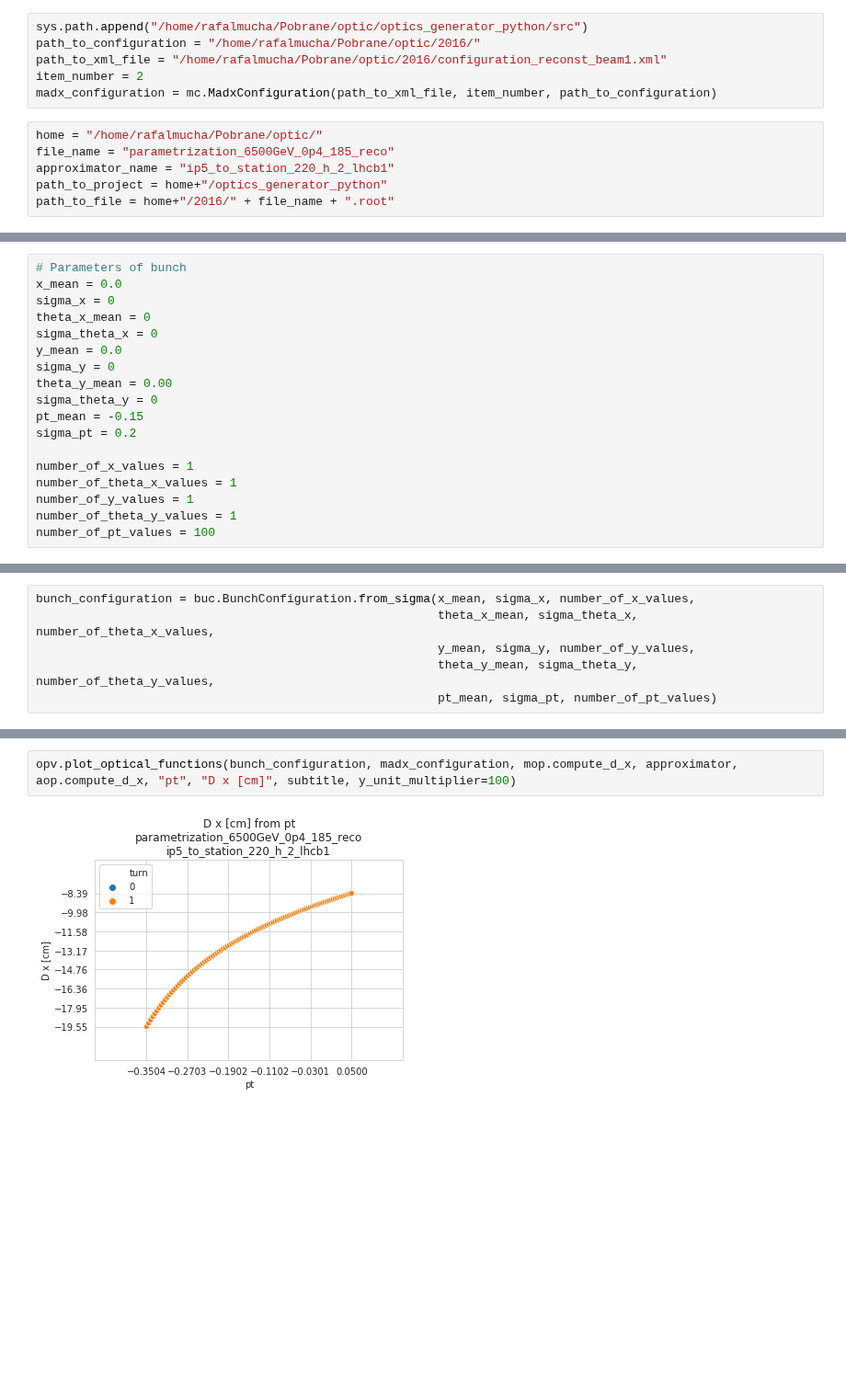
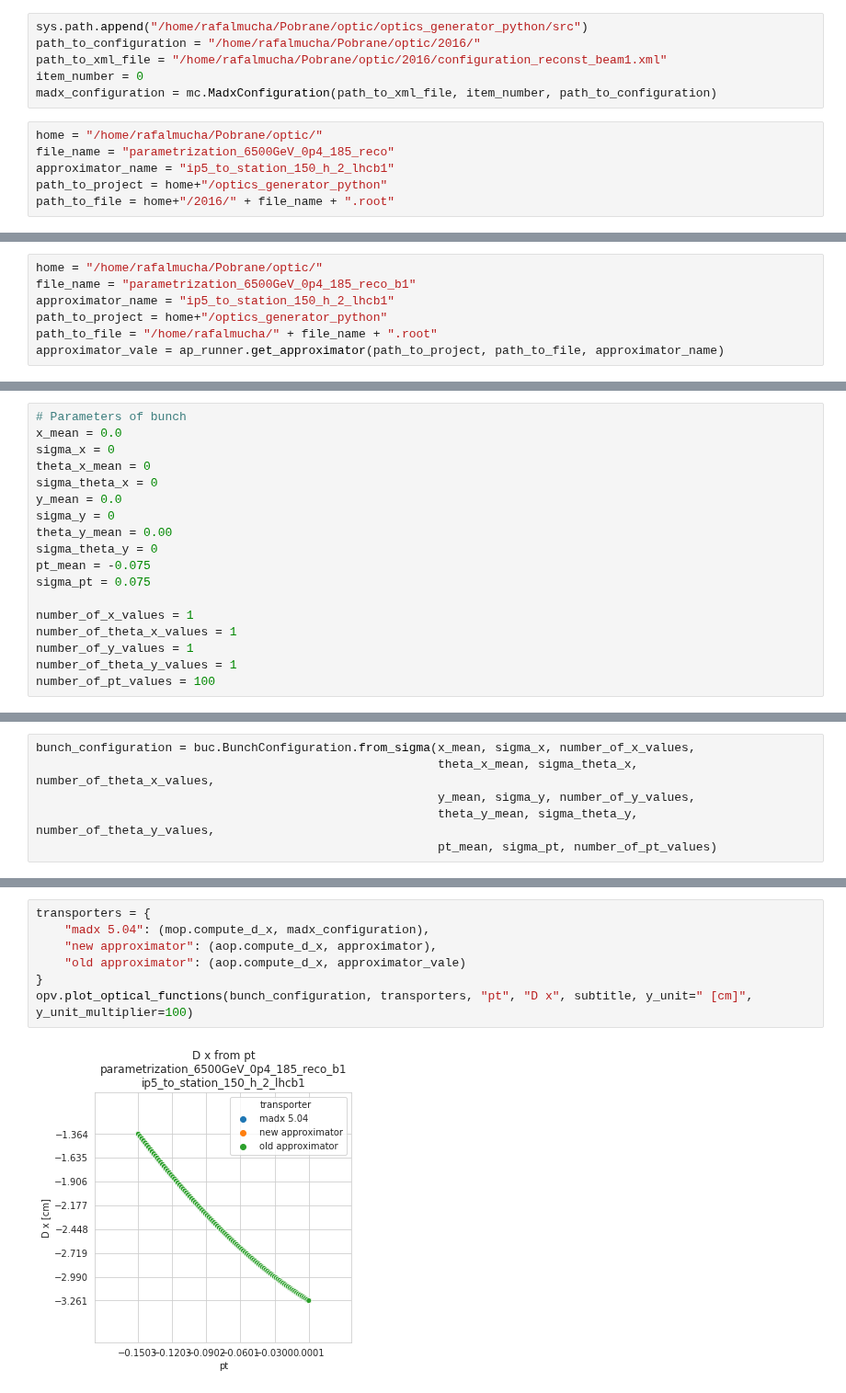
Before and after one commit to mucharafal/optics_generator_python, a Jupyter notebook: notebooks/Optics Parameters Compare.ipynb, the cells around one changed output, grey strips where cells are left out. Shown at 92% size. Saved outputs shown, nothing was run; the diff lists cells and outputs as text; blank space fills up the shorter version.

Commit message:
Compare prototype with others approximators and madx

```diff
--- a/notebooks/Optics Parameters Compare.ipynb
+++ b/notebooks/Optics Parameters Compare.ipynb
@@ -20,15 +20,22 @@ Welcome to JupyROOT 6.16/00
 sys.path.append("/home/rafalmucha/Pobrane/optic/optics_generator_python/src")
 path_to_configuration = "/home/rafalmucha/Pobrane/optic/2016/"
 path_to_xml_file = "/home/rafalmucha/Pobrane/optic/2016/configuration_reconst_beam1.xml"
-item_number = 2
+item_number = 0
 madx_configuration = mc.MadxConfiguration(path_to_xml_file, item_number, path_to_configuration)
 # %%
 home = "/home/rafalmucha/Pobrane/optic/"
 file_name = "parametrization_6500GeV_0p4_185_reco"
-approximator_name = "ip5_to_station_220_h_2_lhcb1"
+approximator_name = "ip5_to_station_150_h_2_lhcb1"
 path_to_project = home+"/optics_generator_python"
 path_to_file = home+"/2016/" + file_name + ".root"
 # %%
 approximator = ap_runner.get_approximator(path_to_project, path_to_file, approximator_name)
 # %% [output]
 Error in <TCling::RegisterModule>: cannot find dictionary module FitCint_rdict.pcm
+# %%
+home = "/home/rafalmucha/Pobrane/optic/"
+file_name = "parametrization_6500GeV_0p4_185_reco_b1"
+approximator_name = "ip5_to_station_150_h_2_lhcb1"
+path_to_project = home+"/optics_generator_python"
+path_to_file = "/home/rafalmucha/" + file_name + ".root"
+approximator_vale = ap_runner.get_approximator(path_to_project, path_to_file, approximator_name)
@@ -42,8 +67,8 @@ y_mean = 0.0
 sigma_y = 0
 theta_y_mean = 0.00
 sigma_theta_y = 0
-pt_mean = -0.15
-sigma_pt = 0.2
+pt_mean = -0.075
+sigma_pt = 0.075
 
 number_of_x_values = 1
 number_of_theta_x_values = 1
@@ -97,5 +125,10 @@ opv.plot_optical_functions(bunch_configuration, madx_configuration, mop.compute_
 # %%
-opv.plot_optical_functions(bunch_configuration, madx_configuration, mop.compute_d_x, approximator, aop.compute_d_x, "pt", "D x [cm]", subtitle, y_unit_multiplier=100)
+transporters = {
+    "madx 5.04": (mop.compute_d_x, madx_configuration),
+    "new approximator": (aop.compute_d_x, approximator),
+    "old approximator": (aop.compute_d_x, approximator_vale)
+}
+opv.plot_optical_functions(bunch_configuration, transporters, "pt", "D x", subtitle, y_unit=" [cm]", y_unit_multiplier=100)
 # %% [output]
-[figure, old version]
+[figure, new version]
 # %%
```
Also changed, not shown: parts of 10 cells of this notebook, 9 other files.
